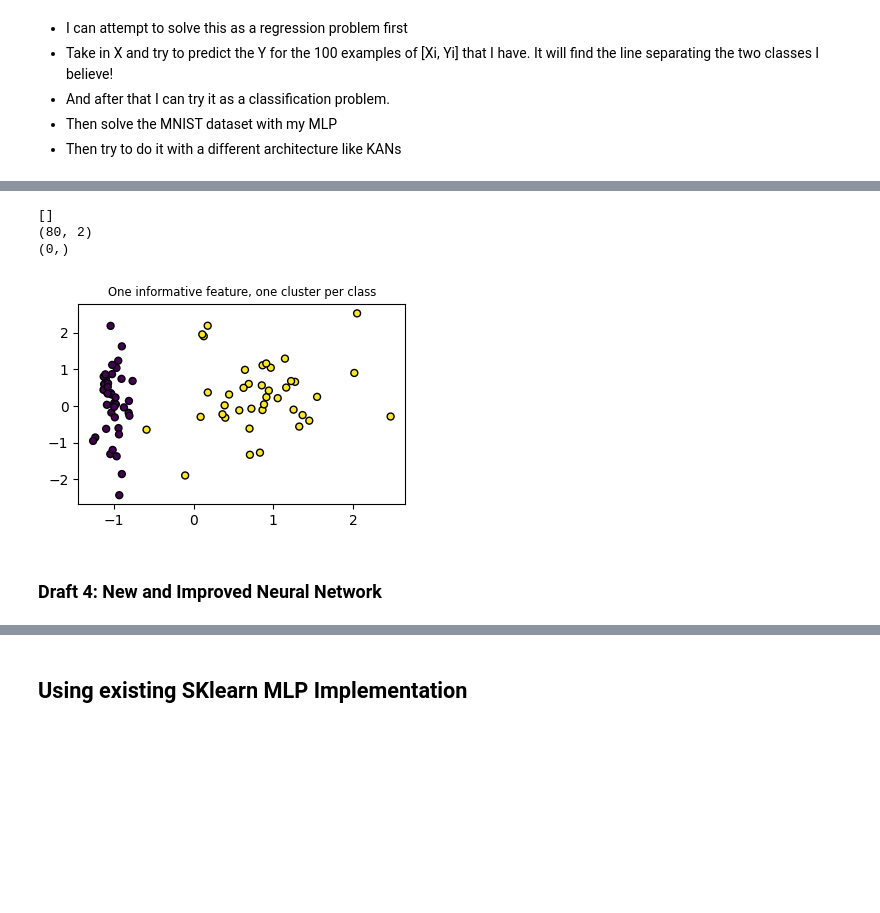
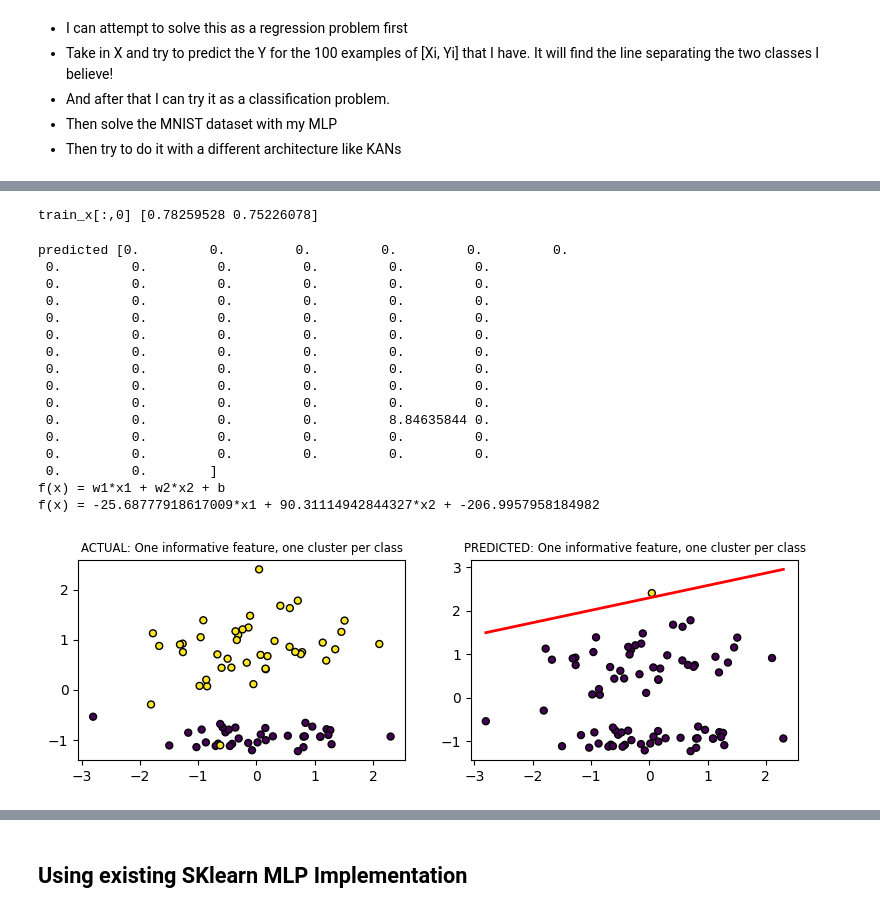
Before and after one commit to AndrewstheBuilder/AdventofCode2020, a Jupyter notebook: MultiLayerPerceptron_FromScratch.ipynb, the cells around one changed output, grey strips where cells are left out. Cells and saved outputs as stored; diff of their text form; code cells hidden in the pictures; blank space fills up the shorter version.

Commit message:
Draft #4 finished. 100% on linearly separate dataset for Perceptron. Why does back prop not work and we had to use the Perceptron Convergence theorem???

```diff
--- a/MultiLayerPerceptron_FromScratch.ipynb
+++ b/MultiLayerPerceptron_FromScratch.ipynb
@@ -222,22 +261,61 @@ Sample output f(x)=w1*x1 + w2*x2 + b -->  -8.99307569598673
+# %%
+print('train_x[:,0]',train_x[0])
+# The first point train_x[0][0] is x in plt.scatter so when I solved for y
+  # in y = mx+b y is train_x[:,1]
+  # this affects if I divide weights[0]/weights[1] for m or weights[1]/weights[0]
+# %% [output]
+train_x[:,0] [0.78259528 0.75226078]
 # %%
 plt.figure(figsize=(8, 8))
 plt.subplots_adjust(bottom=0.05, top=0.9, left=0.05, right=0.95)
 
-plt.subplot(321)
-plt.title("One informative feature, one cluster per class", fontsize="small")
+# Subplot for train data (Top Left)
+plt.subplot(3, 2, 1)  # Use subplot grid (3 rows, 2 columns, position 1)
+plt.title("ACTUAL: One informative feature, one cluster per class", fontsize="small")
 plt.scatter(train_x[:, 0], train_x[:, 1], marker="o", c=train_y, s=25, edgecolor="k")
-print(correct_points)
-print(train_x.shape)
-print(correct_points.shape)
-# TODO: draw last iteration MLP predictions on training set on graph stopped here
+
+# Subplot for predicted data (Top Right)
+plt.subplot(3, 2, 2)  # Use subplot grid (3 rows, 2 columns, position 2)
+plt.title("PREDICTED: One informative feature, one cluster per class", fontsize="small")
+plt.scatter(points[:, 0], points[:, 1], marker="o", c=predicted, s=25, edgecolor="k")
+
+# Assuming the equation is y = mx + b (obtained from the model)
+# Define range of x-values (adjust based on your data)
+x_range = np.linspace(min(points[:, 0]), max(points[:, 0]), 100)
+# Calculate predicted y-values for the range
+predicted_y = -(weights[0]/weights[1]) * x_range - (bias/ weights[1])
+# Overlay the line on the predicted data scatter plot
+plt.plot(x_range, predicted_y, color='red', linewidth=2)
+
+print('predicted',predicted)
+print('f(x) = w1*x1 + w2*x2 + b')
+print('f(x) = '+str(weights[0])+'*x1 + '+str(weights[1])+'*x2 + ' + str(bias))
+# print('points.shape',points.shape)
+# print('predicted.shape',predicted.shape)
+# print('train_x.shape',train_x.shape)
+# print('train_y.shape',train_y.shape)
+
+
+# TODO COMPLETED: draw last iteration MLP predictions on training set on graph stopped here
   # I want to see the function that its learning
   # Since the function that my network is able to learn is linear it does not look like
   # it can learn what is displayed on the graph
   # equation is f(x) = w1*x1 + w2*x2 + b
 # %% [output]
-[]
-(80, 2)
-(0,)
+predicted [0.         0.         0.         0.         0.         0.
+ 0.         0.         0.         0.         0.         0.
+ 0.         0.         0.         0.         0.         0.
+ 0.         0.         0.         0.         0.         0.
+ 0.         0.         0.         0.         0.         0.
+ 0.         0.         0.         0.         0.         0.
+ 0.         0.         0.         0.         0.         0.
+ 0.         0.         0.         0.         0.         0.
+ 0.         0.         0.         0.         0.         0.
+ 0.         0.         0.         0.         0.         0.
+ 0.         0.         0.         0.         8.84635844 0.
+ 0.         0.         0.         0.         0.         0.
+ 0.         0.         0.         0.         0.         0.
+ 0.         0.        ]
+f(x) = w1*x1 + w2*x2 + b
+f(x) = -25.68777918617009*x1 + 90.31114942844327*x2 + -206.9957958184982
-[figure, old version]
+[figure, new version]
-# %% [markdown]
-### Draft 4: New and Improved Neural Network
```
Also changed, not shown: parts of 14 cells of this notebook.
